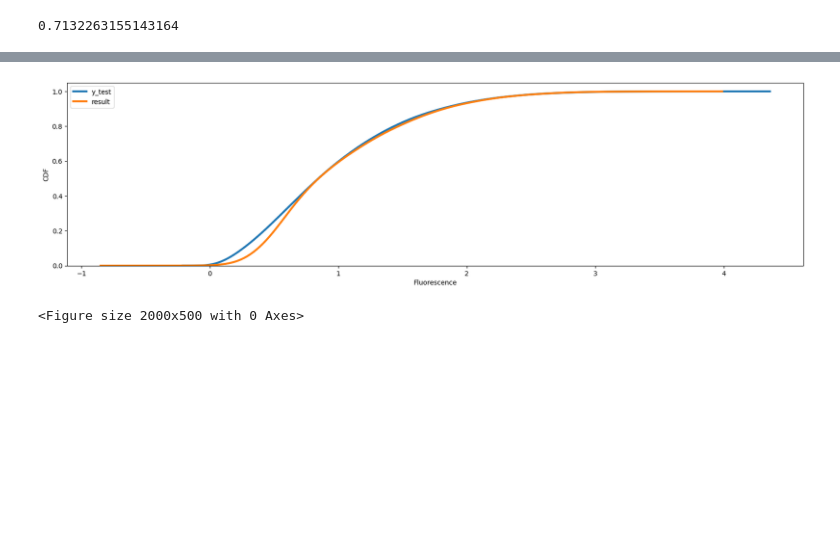
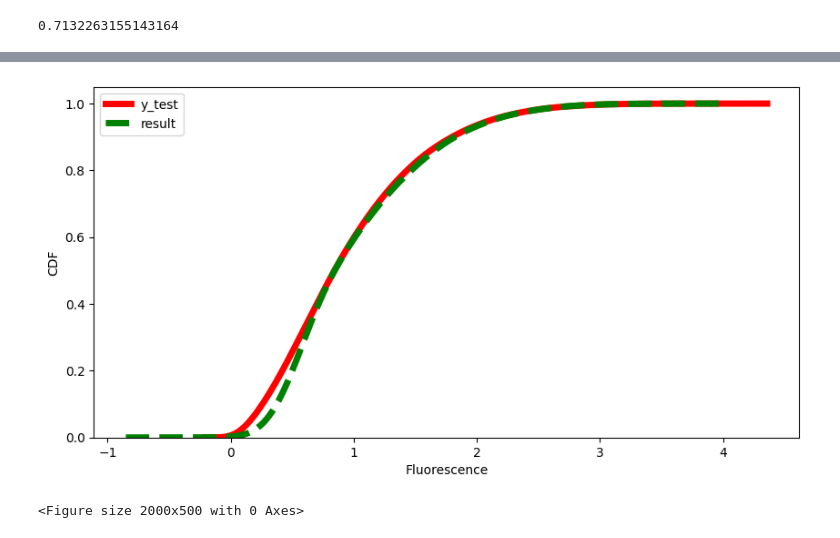
Before and after one commit to xfrx8/Transformer-RNA-master, a Jupyter notebook: Transformer-DNA-周.ipynb, the cells around one changed output, grey strips where cells are left out. Cells and saved outputs as stored; diff of their text form; code cells hidden in the pictures; blank space fills up the shorter version.

```diff
--- a/Transformer-DNA-周.ipynb
+++ b/Transformer-DNA-周.ipynb
@@ -675,23 +676,23 @@ plt.savefig("./checkpoints_64_21_pos_周/"+"model" +'_' + str(num_layers) + '_'+
 # %%
 import seaborn as sns
 
 # 设置图像大小
-plt.figure(figsize=(20, 5))
+plt.figure(figsize=(10, 5))
 
 # 使用seaborn的kdeplot函数绘制CDF
-sns.kdeplot(y_test, cumulative=True, label='y_test', linewidth=3)
-sns.kdeplot(result, cumulative=True, label='result', linewidth=3)
+sns.kdeplot(y_test, cumulative=True, label='y_test', linewidth=5, linestyle='-',color='red')
+sns.kdeplot(result, cumulative=True, label='result', linewidth=5, linestyle='--',color='green')
 
 # 设置图像的标签
 plt.xlabel('Fluorescence')
 plt.ylabel('CDF')
 plt.legend()
 
 # 显示图像
 plt.show()
 
 # 保存图像
 plt.savefig("./checkpoints_64_21_pos_周/"+"model" +'_' + str(num_layers) + '_'+ str(num_heads) + '_' + str(d_model) + '_' + str(dff)+'/CDF.png')
 # %% [output]
-[figure, old version]
+[figure, new version]
 <Figure size 2000x500 with 0 Axes>
```
Also changed, not shown: parts of 7 cells of this notebook, 1 other file.
